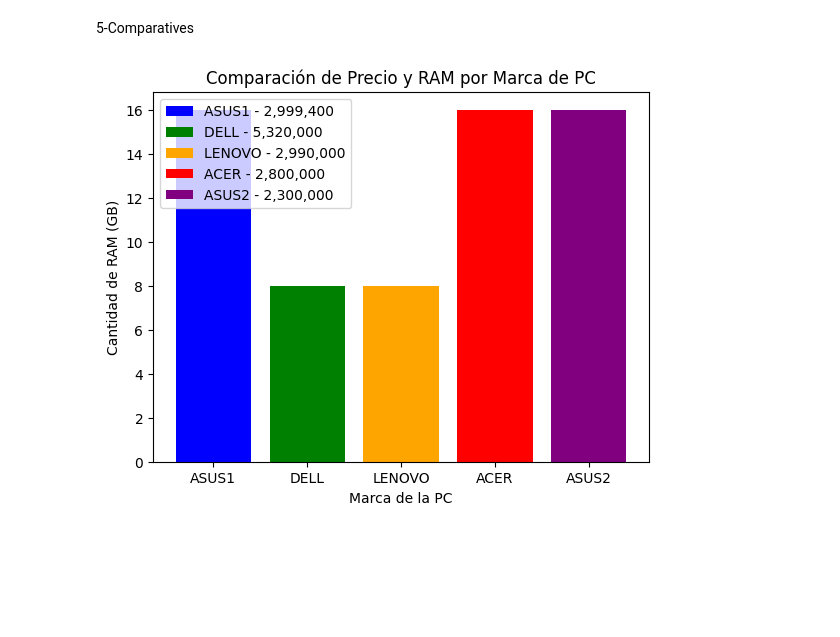
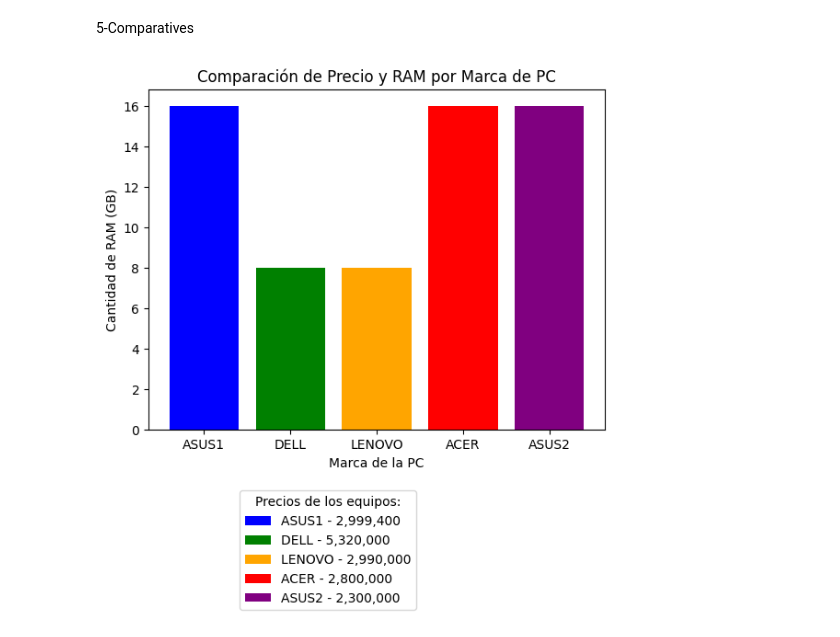
Before and after one commit to wagnerfv1117/ANALISIS-COMPRA-COMPUTADOR, a Jupyter notebook: notebooks/compra_computador.ipynb, the cells around one changed output. Cells and saved outputs as stored; diff of their text form; code cells hidden in the pictures; blank space fills up the shorter version.

```diff
--- a/notebooks/compra_computador.ipynb
+++ b/notebooks/compra_computador.ipynb
@@ -171,22 +171,24 @@ fig.show()
 # %%
 # Asignar colores a cada marca
 colores = {'ASUS2': 'purple','ASUS1': 'blue', 'DELL': 'green', 'LENOVO': 'orange', 'ACER': 'red'}
 
 # Crear la gráfica de barras
 fig, ax = plt.subplots()
 for i, row in data.iterrows():
     marca = row['MARCA_PC']
     ram = int(row['RAM(GB)'])
     precio = row['PRECIO']
     ax.bar(marca, ram, color=colores[marca], label=f'{marca} - {precio}')
 
 # Personalizar la gráfica
 ax.set_xlabel('Marca de la PC')
 ax.set_ylabel('Cantidad de RAM (GB)')
 ax.set_title('Comparación de Precio y RAM por Marca de PC')
 ax.legend()
 
+plt.legend(title="Precios de los equipos:", bbox_to_anchor=(0.6,-0.16))
+
 # Mostrar la gráfica
 plt.show()
 # %% [output]
-[figure, old version]
+[figure, new version]
```
